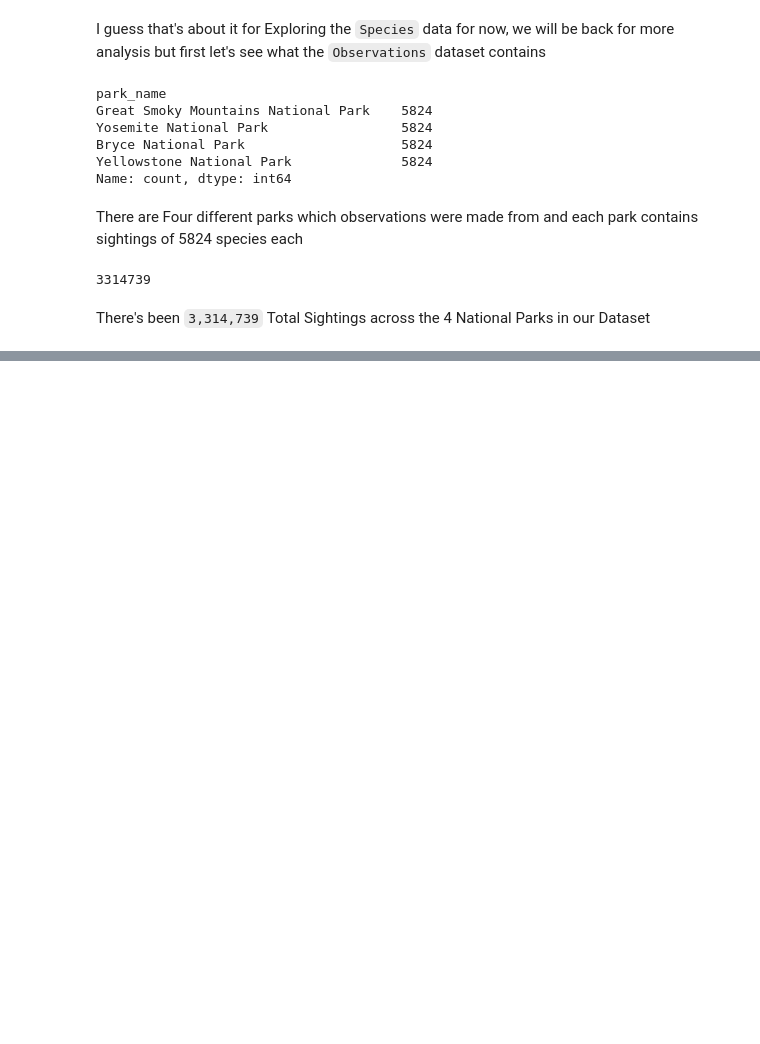
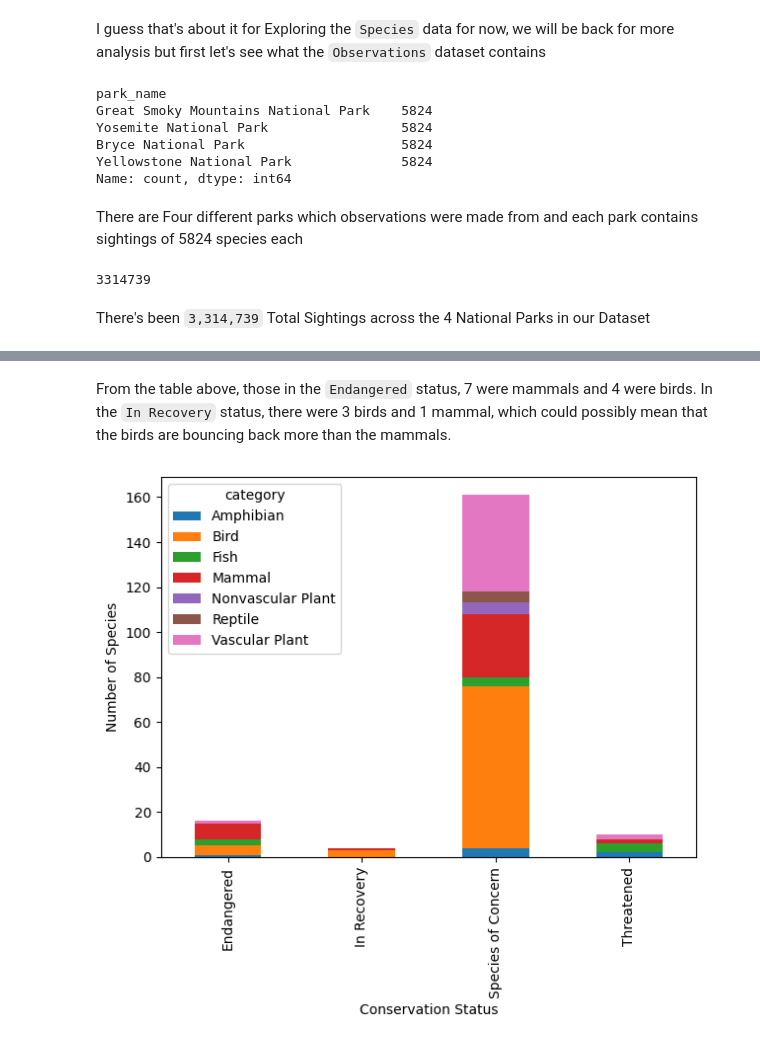
Before and after one commit to Chike99/National-Park-Services-Analysis, a Jupyter notebook: biodiversity.ipynb, the cells around one changed output, grey strips where cells are left out. Drawn from its saved outputs; the diff is of its cells as text; code cells hidden in the pictures; blank space fills up the shorter version.

```diff
--- a/biodiversity.ipynb
+++ b/biodiversity.ipynb
@@ -150,0 +172,3 @@ There's been `3,314,739` Total Sightings across the 4 National Parks in our Data
+# %%
+species.fillna('No Intervention', inplace=True)
+species.conservation_status.value_counts()
@@ -150,0 +185,5 @@ There's been `3,314,739` Total Sightings across the 4 National Parks in our Data
+# %%
+conserved = species[species.conservation_status != 'No Intervention']
+conserved_table = conserved.groupby('category').conservation_status.value_counts().unstack()
+conserved_table = conserved_table.transpose()
+conserved_table
@@ -150,0 +197,9 @@ There's been `3,314,739` Total Sightings across the 4 National Parks in our Data
+# %% [markdown]
+From the table above, those in the `Endangered` status, 7 were mammals and 4 were birds. In the `In Recovery` status, there were 3 birds and 1 mammal, which could possibly mean that the birds are bouncing back more than the mammals.
+# %%
+ax = conserved_table.plot(kind='bar', figsize=(7,5), stacked=True )
+ax.set_xlabel("Conservation Status")
+ax.set_ylabel("Number of Species")
+plt.show()
+# %% [output]
+[figure, added]
```
Also changed, not shown: parts of 16 cells of this notebook.
